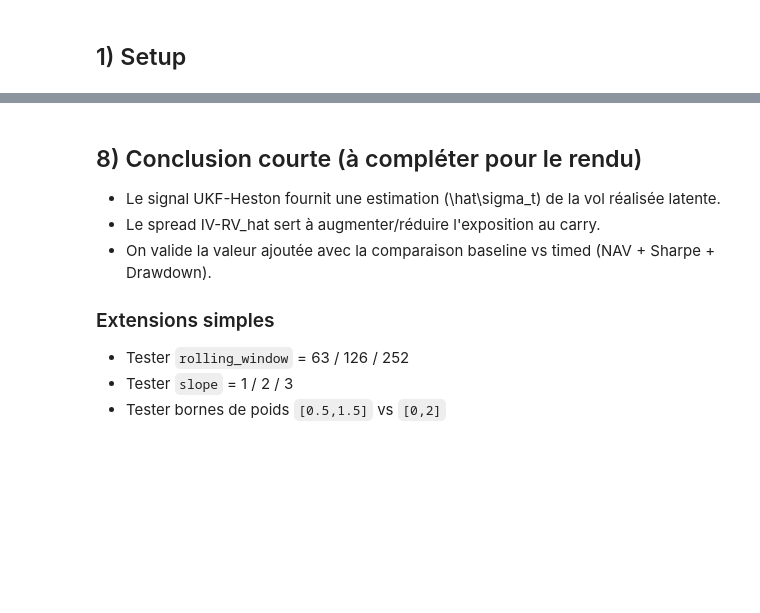
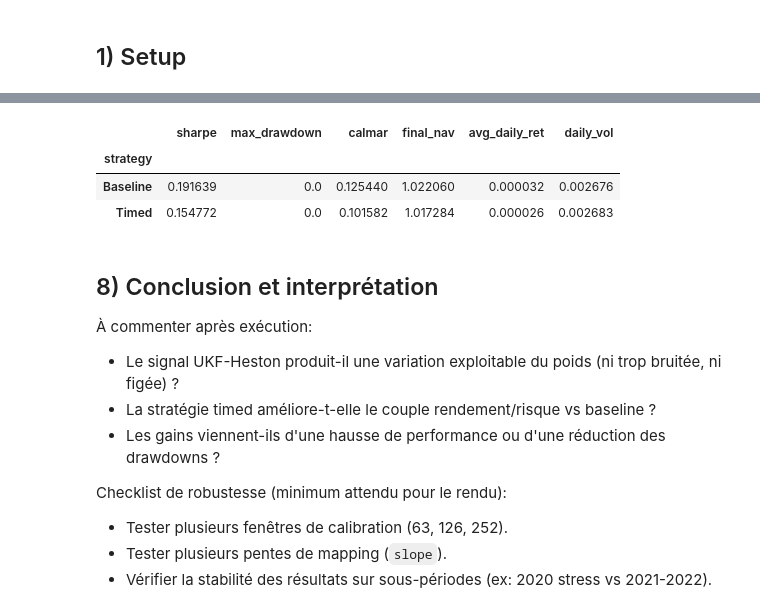
Before and after one commit to caglanaz/Strat_de_vol_-, a Jupyter notebook: notebooks/Final_Project_RealizedVolTiming.ipynb, the cells around one changed output, grey strips where cells are left out. Saved outputs shown, nothing was run; the diff lists cells and outputs as text; code cells hidden in the pictures; blank space fills up the shorter version.

```diff
--- a/notebooks/Final_Project_RealizedVolTiming.ipynb
+++ b/notebooks/Final_Project_RealizedVolTiming.ipynb
@@ -165,30 +199,37 @@ plt.show()
 # %%
-
 def perf_table(nav_df: pd.DataFrame) -> pd.DataFrame:
     rows = []
     for col in nav_df.columns:
         rets = nav_df[col].pct_change().dropna()
         rows.append(
             {
                 "strategy": col,
                 "sharpe": sharpe_ratio(rets),
                 "max_drawdown": max_drawdown(nav_df[col]),
                 "calmar": calmar_ratio(rets),
                 "final_nav": nav_df[col].iloc[-1],
+                "avg_daily_ret": rets.mean(),
+                "daily_vol": rets.std(),
             }
         )
-    return pd.DataFrame(rows).set_index("strategy")
+    return pd.DataFrame(rows).set_index("strategy").sort_values("final_nav", ascending=False)
 
-perf_table(nav_compare)
+perf = perf_table(nav_compare)
+perf
+# %% [output]
+|  | sharpe | max_drawdown | calmar | final_nav | avg_daily_ret | daily_vol |
+| strategy |  |  |  |  |  |  |
+| Baseline | 0.191639 | 0.0 | 0.125440 | 1.022060 | 0.000032 | 0.002676 |
+| Timed | 0.154772 | 0.0 | 0.101582 | 1.017284 | 0.000026 | 0.002683 |
 # %% [markdown]
+## 8) Conclusion et interprétation
 
-## 8) Conclusion courte (à compléter pour le rendu)
+À commenter après exécution:
+- Le signal UKF-Heston produit-il une variation exploitable du poids (ni trop bruitée, ni figée) ?
+- La stratégie timed améliore-t-elle le couple rendement/risque vs baseline ?
+- Les gains viennent-ils d'une hausse de performance ou d'une réduction des drawdowns ?
 
-- Le signal UKF-Heston fournit une estimation \(\hat\sigma_t\) de la vol réalisée latente.
-- Le spread IV-RV_hat sert à augmenter/réduire l'exposition au carry.
-- On valide la valeur ajoutée avec la comparaison baseline vs timed (NAV + Sharpe + Drawdown).
-
-### Extensions simples
-- Tester `rolling_window` = 63 / 126 / 252
-- Tester `slope` = 1 / 2 / 3
-- Tester bornes de poids `[0.5,1.5]` vs `[0,2]`
+Checklist de robustesse (minimum attendu pour le rendu):
+- Tester plusieurs fenêtres de calibration (63, 126, 252).
+- Tester plusieurs pentes de mapping (`slope`).
+- Vérifier la stabilité des résultats sur sous-périodes (ex: 2020 stress vs 2021-2022).
```
Also changed, not shown: parts of 14 cells of this notebook, 6 other files.
